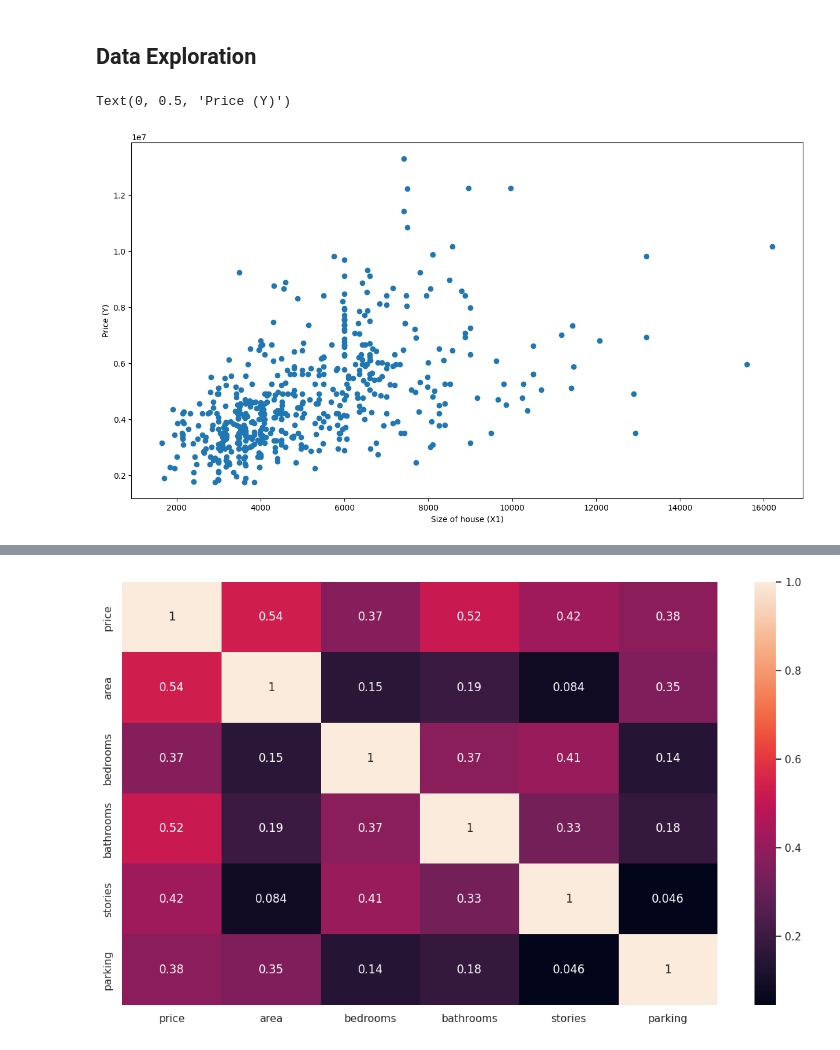
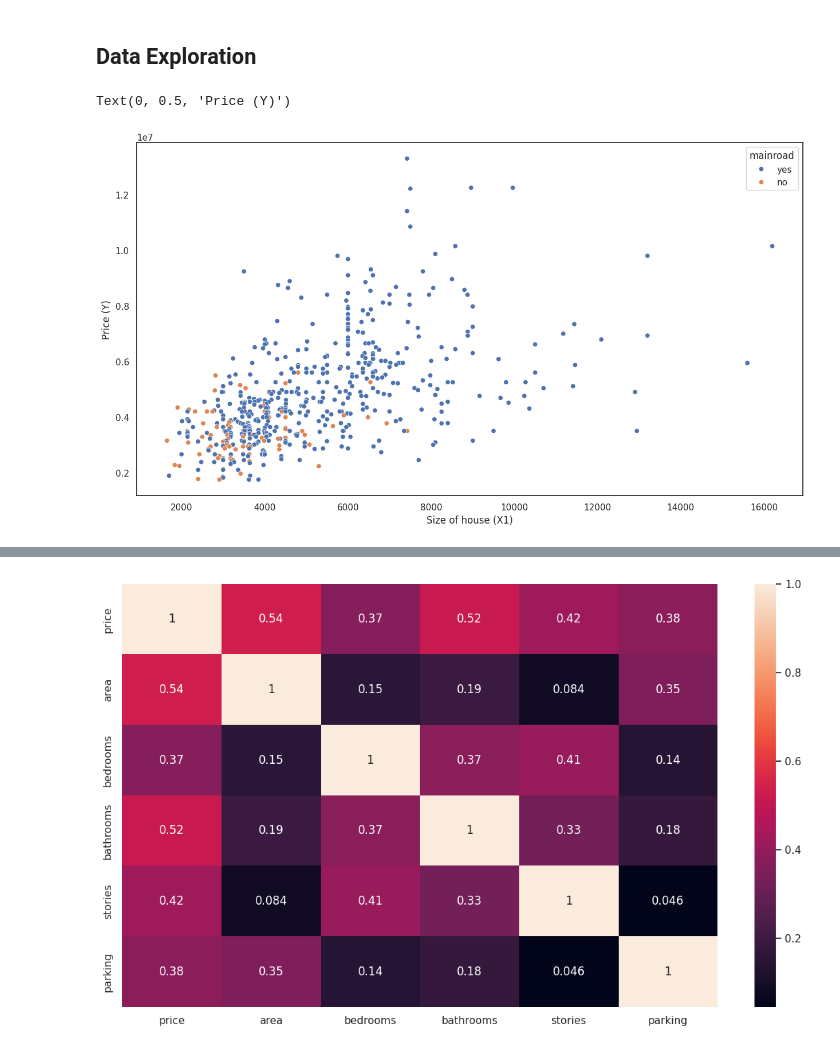
Before and after one commit to aritsarann/data-python-nd, a Jupyter notebook: dads/ml/ML1_6610412001_housing.ipynb, the cells around one changed output, grey strips where cells are left out. Cells and saved outputs as stored; diff of their text form; code cells hidden in the pictures.

```diff
--- a/dads/ml/ML1_6610412001_housing.ipynb
+++ b/dads/ml/ML1_6610412001_housing.ipynb
@@ -61,12 +61,12 @@ df.describe()
 ## Data Exploration
 # %%
 plt.figure(figsize = (15,8))
-plt.scatter(df.iloc[:,1],df.price)
+sns.scatterplot(x = df.iloc[:, 1], y = df.price, hue = df.mainroad)
 plt.xlabel("Size of house (X1)")
 plt.ylabel("Price (Y)")
 # %% [output]
 Text(0, 0.5, 'Price (Y)')
-[figure, old version]
+[figure, new version]
 # %%
 sns.pairplot(df, hue='mainroad')
 plt.show()
```
Also changed, not shown: parts of 3 cells of this notebook.
